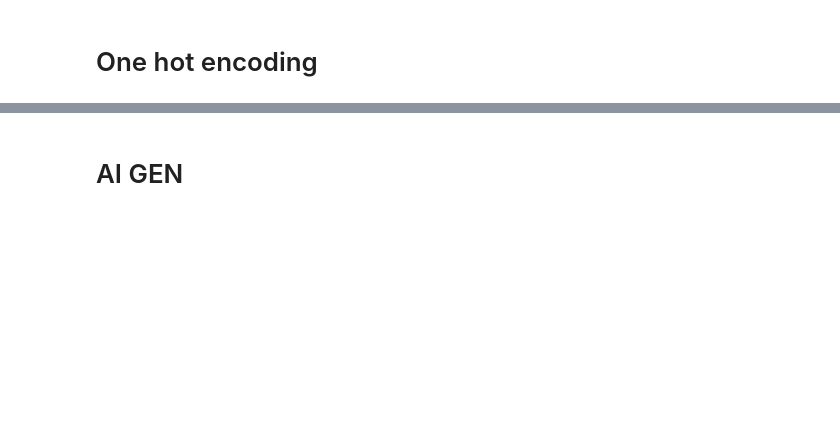
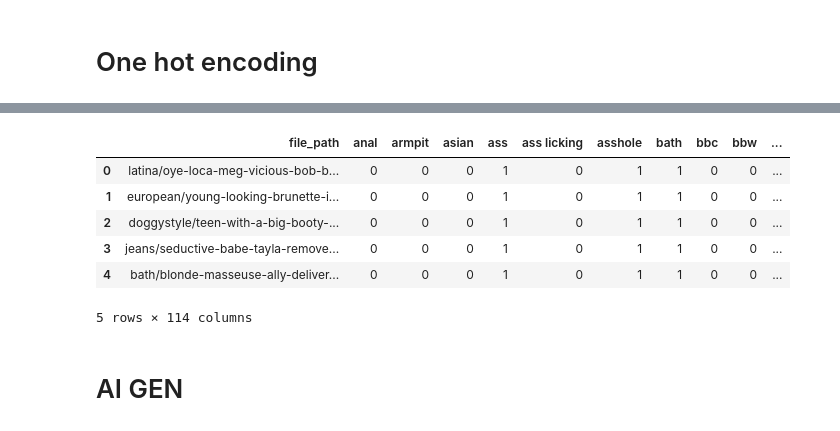
Before and after one commit to M-Fannilla/milfusion, a Jupyter notebook: dataset_inspection.ipynb, the cells around one changed output, grey strips where cells are left out. Saved outputs shown, nothing was run; the diff lists cells and outputs as text; code cells hidden in the pictures; blank space fills up the shorter version.

```diff
--- a/dataset_inspection.ipynb
+++ b/dataset_inspection.ipynb
@@ -268 +287,11 @@ final_df = final_df[["file_path", *cols_sorted]]
+# %%
+small_final_df.head()
+# %% [output]
+|  | file_path | anal | armpit | asian | ass | ass licking | asshole | bath | bbc | bbw | ... |
+| 0 | latina/oye-loca-meg-vicious-bob-b... | 0 | 0 | 0 | 1 | 0 | 1 | 1 | 0 | 0 | ... |
+| 1 | european/young-looking-brunette-i... | 0 | 0 | 0 | 1 | 0 | 1 | 1 | 0 | 0 | ... |
+| 2 | doggystyle/teen-with-a-big-booty-... | 0 | 0 | 0 | 1 | 0 | 1 | 1 | 0 | 0 | ... |
+| 3 | jeans/seductive-babe-tayla-remove... | 0 | 0 | 0 | 1 | 0 | 1 | 1 | 0 | 0 | ... |
+| 4 | bath/blonde-masseuse-ally-deliver... | 0 | 0 | 0 | 1 | 0 | 1 | 1 | 0 | 0 | ... |
+5 rows × 114 columns
 # %%
```
Also changed, not shown: parts of 22 cells of this notebook, 3 other files.
